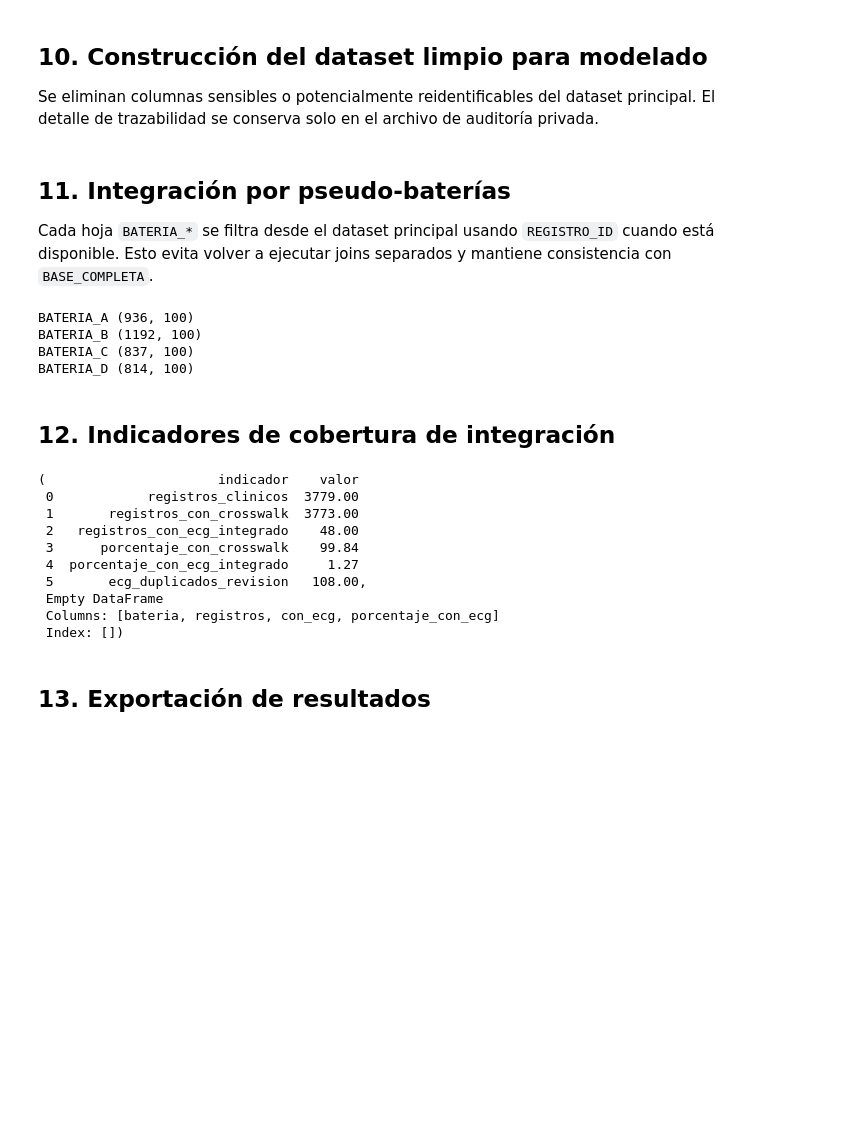
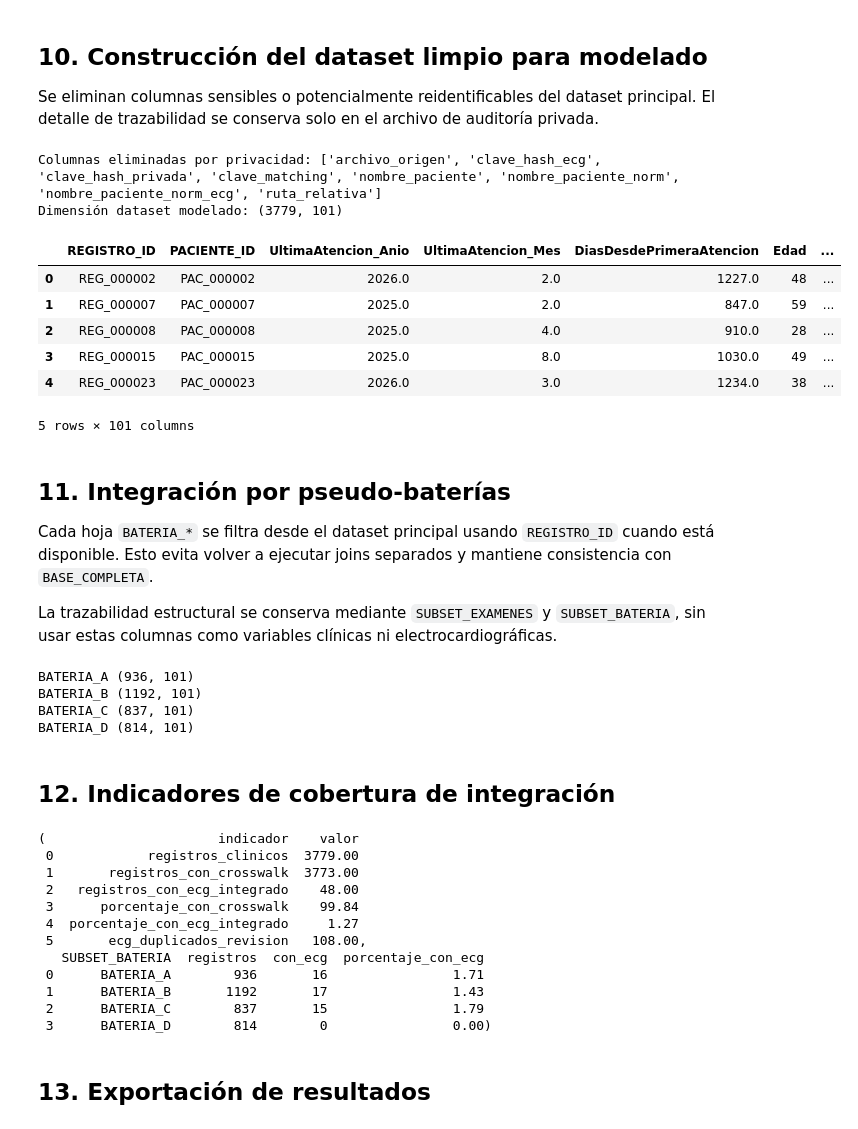
Before and after one commit to viggo2040/tfm-ecg-riesgo-cardiometabolico, a Jupyter notebook: notebooks/04_integracion_ecg.ipynb, the cells around one changed output. Drawn from its saved outputs; the diff is of its cells as text; code cells hidden in the pictures; blank space fills up the shorter version.

```diff
--- a/notebooks/04_integracion_ecg.ipynb
+++ b/notebooks/04_integracion_ecg.ipynb
@@ -384,37 +444,50 @@ cols_sensibles_patrones = [
     "rut",
     "documento",
     "telefono",
     "email",
     "direccion",
     "clave_matching",
     "clave_hash",
     "archivo_origen",
     "ruta_relativa",
     "nombre_paciente",
 ]
 
 cols_drop = []
 for c in integrado.columns:
     low = c.lower()
     if any(p in low for p in cols_sensibles_patrones):
         cols_drop.append(c)
 
 # Mantener variables técnicas no reidentificables y variables ECG.
 dataset_modelado = integrado.drop(columns=sorted(set(cols_drop)), errors="ignore").copy()
+dataset_modelado = normalize_bateria_columns(dataset_modelado)
 
 # Evitar columnas de merge internas en dataset de modelado.
 dataset_modelado = dataset_modelado.drop(
     columns=[c for c in dataset_modelado.columns if c.startswith("_merge_")],
     errors="ignore"
 )
 
 print("Columnas eliminadas por privacidad:", sorted(set(cols_drop)))
 print("Dimensión dataset modelado:", dataset_modelado.shape)
 dataset_modelado.head()
+# %% [output]
+Columnas eliminadas por privacidad: ['archivo_origen', 'clave_hash_ecg', 'clave_hash_privada', 'clave_matching', 'nombre_paciente', 'nombre_paciente_norm', 'nombre_paciente_norm_ecg', 'ruta_relativa']
+Dimensión dataset modelado: (3779, 101)
+|  | REGISTRO_ID | PACIENTE_ID | UltimaAtencion_Anio | UltimaAtencion_Mes | DiasDesdePrimeraAtencion | Edad | ... |
+| 0 | REG_000002 | PAC_000002 | 2026.0 | 2.0 | 1227.0 | 48 | ... |
+| 1 | REG_000007 | PAC_000007 | 2025.0 | 2.0 | 847.0 | 59 | ... |
+| 2 | REG_000008 | PAC_000008 | 2025.0 | 4.0 | 910.0 | 28 | ... |
+| 3 | REG_000015 | PAC_000015 | 2025.0 | 8.0 | 1030.0 | 49 | ... |
+| 4 | REG_000023 | PAC_000023 | 2026.0 | 3.0 | 1234.0 | 38 | ... |
+5 rows × 101 columns
 # %% [markdown]
 ## 11. Integración por pseudo-baterías
 
 Cada hoja `BATERIA_*` se filtra desde el dataset principal usando `REGISTRO_ID` cuando está disponible. Esto evita volver a ejecutar joins separados y mantiene consistencia con `BASE_COMPLETA`.
+
+La trazabilidad estructural se conserva mediante `SUBSET_EXAMENES` y `SUBSET_BATERIA`, sin usar estas columnas como variables clínicas ni electrocardiográficas.
 # %%
 bateria_sheets_integradas = {}
 
@@ -426,6 +499,7 @@ for sheet_name, df_sheet in base_sheets.items():
 
     tmp = df_sheet.copy()
     tmp.columns = [normalize_colname(c) for c in tmp.columns]
+    tmp = normalize_bateria_columns(tmp)
 
     if "REGISTRO_ID" in tmp.columns and "REGISTRO_ID" in dataset_modelado.columns:
         subset = dataset_modelado[dataset_modelado["REGISTRO_ID"].isin(tmp["REGISTRO_ID"])].copy()
@@ -434,13 +508,20 @@ for sheet_name, df_sheet in base_sheets.items():
     else:
         subset = pd.DataFrame()
 
+    if not subset.empty:
+        subset = normalize_bateria_columns(subset)
+        if "SUBSET_BATERIA" not in subset.columns:
+            subset["SUBSET_BATERIA"] = sheet_name
+        if "SUBSET_EXAMENES" not in subset.columns:
+            subset["SUBSET_EXAMENES"] = subset["SUBSET_BATERIA"]
+
     bateria_sheets_integradas[sheet_name] = subset
     print(sheet_name, subset.shape)
 # %% [output]
-BATERIA_A (936, 100)
-BATERIA_B (1192, 100)
-BATERIA_C (837, 100)
-BATERIA_D (814, 100)
+BATERIA_A (936, 101)
+BATERIA_B (1192, 101)
+BATERIA_C (837, 101)
+BATERIA_D (814, 101)
 # %% [markdown]
 ## 12. Indicadores de cobertura de integración
 # %%
@@ -458,7 +539,7 @@ resumen_integracion = pd.DataFrame([
 ])
 
 # Cobertura por batería si existe columna de batería.
-bateria_col = first_existing_column(dataset_modelado, ["BATERIA", "SUBSET_BATERIA", "BATERIA_ESTRUCTURAL", "CLUSTER_BATERIA"])
+bateria_col = first_existing_column(dataset_modelado, ["SUBSET_BATERIA", "SUBSET_EXAMENES", "BATERIA", "BATERIA_ESTRUCTURAL", "BATERIA_CLUSTER", "CLUSTER_BATERIA"])
 if bateria_col:
     cobertura_bateria = (
         dataset_modelado
@@ -469,6 +550,8 @@ if bateria_col:
         )
         .reset_index()
     )
+    if bateria_col != "SUBSET_BATERIA":
+        cobertura_bateria = cobertura_bateria.rename(columns={bateria_col: "SUBSET_BATERIA"})
     cobertura_bateria["porcentaje_con_ecg"] = (cobertura_bateria["con_ecg"] / cobertura_bateria["registros"] * 100).round(2)
 else:
     cobertura_bateria = pd.DataFrame(columns=["bateria", "registros", "con_ecg", "porcentaje_con_ecg"])
@@ -482,9 +565,11 @@ resumen_integracion, cobertura_bateria
  3      porcentaje_con_crosswalk    99.84
  4  porcentaje_con_ecg_integrado     1.27
  5       ecg_duplicados_revision   108.00,
- Empty DataFrame
- Columns: [bateria, registros, con_ecg, porcentaje_con_ecg]
- Index: [])
+   SUBSET_BATERIA  registros  con_ecg  porcentaje_con_ecg
+ 0      BATERIA_A        936       16                1.71
+ 1      BATERIA_B       1192       17                1.43
+ 2      BATERIA_C        837       15                1.79
+ 3      BATERIA_D        814        0                0.00)
 # %% [markdown]
 ## 13. Exportación de resultados
 # %%
```
Also changed, not shown: parts of 5 cells of this notebook, 5 other files.
